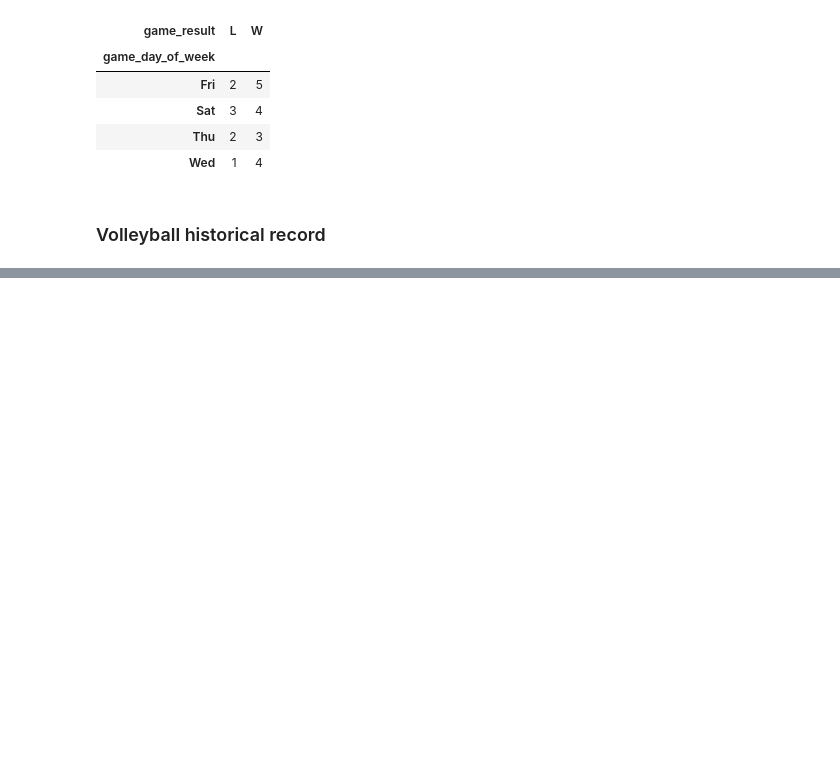
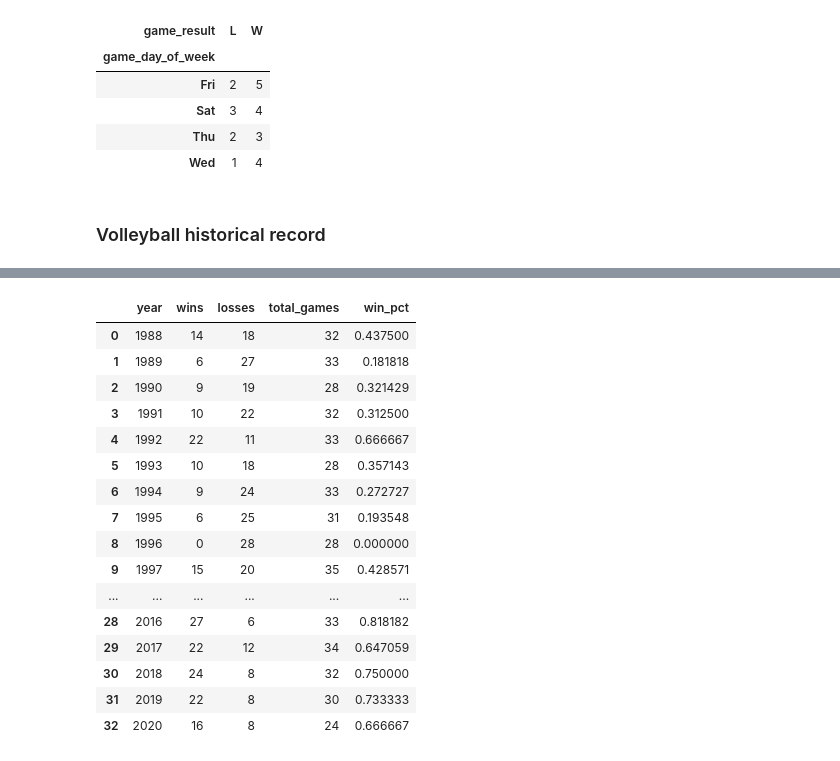
Before and after one commit to gcdean38/MSM_python, a Jupyter notebook: kcou/volleyball/w_volleyball.ipynb, the cells around one changed output, grey strips where cells are left out. Saved outputs shown, nothing was run; the diff lists cells and outputs as text; code cells hidden in the pictures; blank space fills up the shorter version.

```diff
--- a/kcou/volleyball/w_volleyball.ipynb
+++ b/kcou/volleyball/w_volleyball.ipynb
@@ -286,0 +369,20 @@ pd.crosstab(index = miz_hist_record['total_sets'], columns = miz_hist_record['ga
+# %%
+miz_hist_record_full
+# %% [output]
+|  | year | wins | losses | total_games | win_pct |
+| 0 | 1988 | 14 | 18 | 32 | 0.437500 |
+| 1 | 1989 | 6 | 27 | 33 | 0.181818 |
+| 2 | 1990 | 9 | 19 | 28 | 0.321429 |
+| 3 | 1991 | 10 | 22 | 32 | 0.312500 |
+| 4 | 1992 | 22 | 11 | 33 | 0.666667 |
+| 5 | 1993 | 10 | 18 | 28 | 0.357143 |
+| 6 | 1994 | 9 | 24 | 33 | 0.272727 |
+| 7 | 1995 | 6 | 25 | 31 | 0.193548 |
+| 8 | 1996 | 0 | 28 | 28 | 0.000000 |
+| 9 | 1997 | 15 | 20 | 35 | 0.428571 |
+| ... | ... | ... | ... | ... | ... |
+| 28 | 2016 | 27 | 6 | 33 | 0.818182 |
+| 29 | 2017 | 22 | 12 | 34 | 0.647059 |
+| 30 | 2018 | 24 | 8 | 32 | 0.750000 |
+| 31 | 2019 | 22 | 8 | 30 | 0.733333 |
+| 32 | 2020 | 16 | 8 | 24 | 0.666667 |
```
Also changed, not shown: parts of 24 cells of this notebook, 3 other files.
